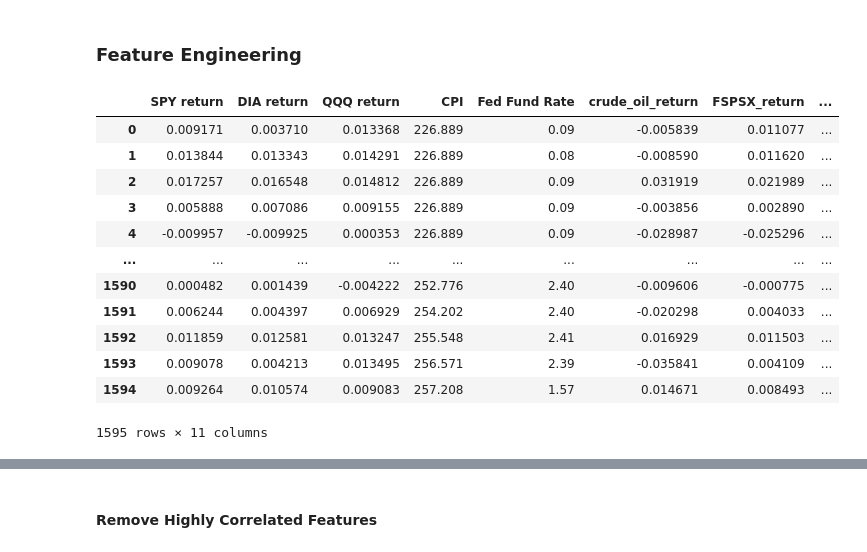
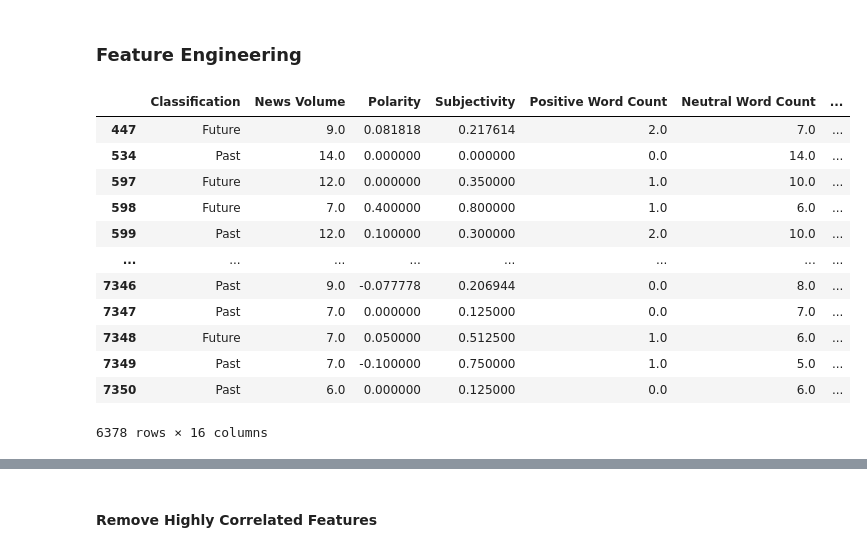
Before and after one commit to itsGarrin/nlp-commodities-price-prediction, a Jupyter notebook: notebook/nlp-commodities-price-prediction.ipynb, the cells around one changed output, grey strips where cells are left out. Cells and saved outputs as stored; diff of their text form; code cells hidden in the pictures.

```diff
--- a/notebook/nlp-commodities-price-prediction.ipynb
+++ b/notebook/nlp-commodities-price-prediction.ipynb
@@ -402,7 +344,3 @@ gold_price
 | 2557 | 2011-08-15 | 1758.0 | 110191.0 | 1741.3 | 1767.8 | 1730.9 |
 | 2558 | 2011-08-12 | 1742.6 | 188418.0 | 1733.0 | 1770.9 | 1725.9 |
 2559 rows × 6 columns
-# %%
-# calculate return using Close/Last price
-gold_price['gold_return'] = gold_price['Close/Last'].pct_change()
-gold_price
@@ -423,5 +347,5 @@ gold_price
 # %%
 # merge gold return with merged data
-df = pd.merge(df, gold_price[['Date', 'gold_return']], how='inner', on='Date')
+df = pd.merge(gold_price[['Date', 'Close/Last']], df, how='left', left_on='Date', right_on='Dates')
 df
 # %% [output]
@@ -440,0 +365,8 @@ df
+# %%
+# drop rows with NaN
+df = df.dropna()
+
+# drop Dates column and rename Date_x to Date
+df = df.drop(columns=['Dates', 'Date_y'])
+df = df.rename(columns={'Date_x': 'Date'})
+df
@@ -456,24 +402,27 @@ df.describe()
+# %%
+# drop any classification rows that are not 'Future' or 'Past'
+df = df[(df['Classification'] == 'Future') | (df['Classification'] == 'Past')]
 # %% [markdown]
 ### Feature Engineering
 # %%
 # Split data into features and target
-X = df.drop(columns=['Date', 'gold_return'])
-y = df['gold_return']
+X = df.drop(columns=['Date', 'Close/Last', 'News'])
+y = df['Close/Last']
 X
 # %% [output]
-|  | SPY return | DIA return | QQQ return | CPI | Fed Fund Rate | crude_oil_return | FSPSX_return | ... |
-| 0 | 0.009171 | 0.003710 | 0.013368 | 226.889 | 0.09 | -0.005839 | 0.011077 | ... |
-| 1 | 0.013844 | 0.013343 | 0.014291 | 226.889 | 0.08 | -0.008590 | 0.011620 | ... |
-| 2 | 0.017257 | 0.016548 | 0.014812 | 226.889 | 0.09 | 0.031919 | 0.021989 | ... |
-| 3 | 0.005888 | 0.007086 | 0.009155 | 226.889 | 0.09 | -0.003856 | 0.002890 | ... |
-| 4 | -0.009957 | -0.009925 | 0.000353 | 226.889 | 0.09 | -0.028987 | -0.025296 | ... |
-| ... | ... | ... | ... | ... | ... | ... | ... | ... |
-| 1590 | 0.000482 | 0.001439 | -0.004222 | 252.776 | 2.40 | -0.009606 | -0.000775 | ... |
-| 1591 | 0.006244 | 0.004397 | 0.006929 | 254.202 | 2.40 | -0.020298 | 0.004033 | ... |
-| 1592 | 0.011859 | 0.012581 | 0.013247 | 255.548 | 2.41 | 0.016929 | 0.011503 | ... |
-| 1593 | 0.009078 | 0.004213 | 0.013495 | 256.571 | 2.39 | -0.035841 | 0.004109 | ... |
-| 1594 | 0.009264 | 0.010574 | 0.009083 | 257.208 | 1.57 | 0.014671 | 0.008493 | ... |
+|  | Classification | News Volume | Polarity | Subjectivity | Positive Word Count | Neutral Word Count | ... |
+| 447 | Future | 9.0 | 0.081818 | 0.217614 | 2.0 | 7.0 | ... |
+| 534 | Past | 14.0 | 0.000000 | 0.000000 | 0.0 | 14.0 | ... |
+| 597 | Future | 12.0 | 0.000000 | 0.350000 | 1.0 | 10.0 | ... |
+| 598 | Future | 7.0 | 0.400000 | 0.800000 | 1.0 | 6.0 | ... |
+| 599 | Past | 12.0 | 0.100000 | 0.300000 | 2.0 | 10.0 | ... |
+| ... | ... | ... | ... | ... | ... | ... | ... |
+| 7346 | Past | 9.0 | -0.077778 | 0.206944 | 0.0 | 8.0 | ... |
+| 7347 | Past | 7.0 | 0.000000 | 0.125000 | 0.0 | 7.0 | ... |
+| 7348 | Future | 7.0 | 0.050000 | 0.512500 | 1.0 | 6.0 | ... |
+| 7349 | Past | 7.0 | -0.100000 | 0.750000 | 1.0 | 5.0 | ... |
+| 7350 | Past | 6.0 | 0.000000 | 0.125000 | 0.0 | 6.0 | ... |
-1595 rows × 11 columns
+6378 rows × 16 columns
 # %%
 # plot the distribution of the target variable
 plt.figure(figsize=(10, 6))
```
Also changed, not shown: parts of 36 cells of this notebook.
